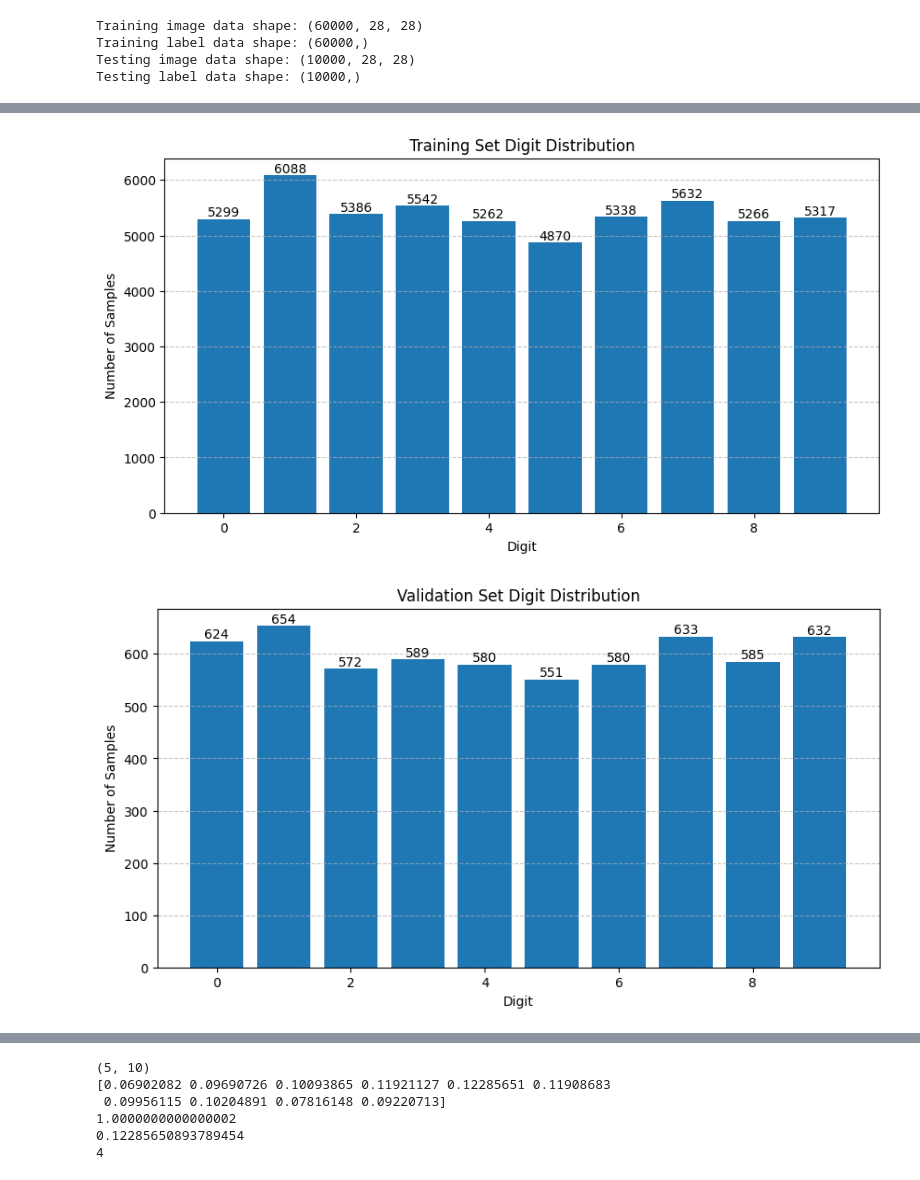
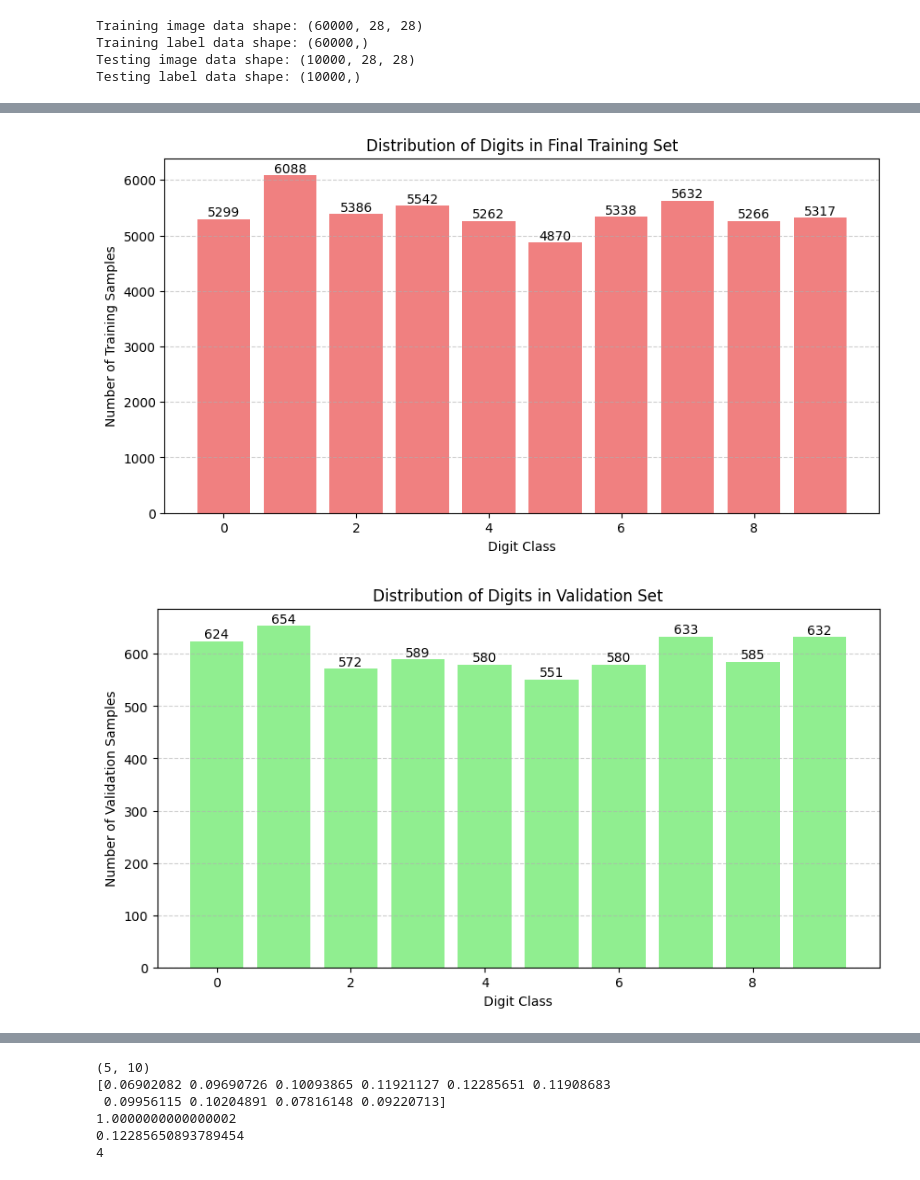
Before and after one commit to devanshRaana/PS-, a Jupyter notebook: PS2.ipynb, the cells around one changed output, grey strips where cells are left out. Cells and saved outputs as stored; diff of their text form; code cells hidden in the pictures.

```diff
--- a/PS2.ipynb
+++ b/PS2.ipynb
@@ -132,7 +106,0 @@ Uniques labels:
-# %%
-unique ,counts = np.unique(y_train, return_counts=True)
-
-for digit, count in zip(unique, counts):
-    print(f"Digit {digit}: {count}")
-print("\n")
-print(X_train[indx], y_train[indx])
@@ -283,0 +209,7 @@ Test Set:
+# %%
+encoded_training_labels = one_hot_encode(training_labels)
+encoded_testing_labels = one_hot_encode(testing_labels)
+
+print(f"Original label for sample index {sample_index}: {training_labels[sample_index]}")
+print(f"One-hot encoded label for sample index {sample_index}: {encoded_training_labels[sample_index]}")
+print(f"Shape of encoded training labels: {encoded_training_labels.shape}")
@@ -284,40 +258,40 @@ Test Set:
 # %%
-#testing block
-train_labels = np.argmax(y_train_final, axis=1)
+decoded_training_labels = np.argmax(final_training_labels, axis=1)
 
-unique, counts = np.unique(train_labels, return_counts=True)
+distinct_train_digits, train_counts = np.unique(decoded_training_labels, return_counts=True)
 
-plt.figure(figsize=(10,5))
-plt.bar(unique, counts)
+plt.figure(figsize=(10, 5))
+plt.bar(distinct_train_digits, train_counts, color='lightcoral')
 
-plt.title("Training Set Digit Distribution")
-plt.xlabel("Digit")
-plt.ylabel("Number of Samples")
+plt.title("Distribution of Digits in Final Training Set")
+plt.xlabel("Digit Class")
+plt.ylabel("Number of Training Samples")
 
-for i, count in zip(unique, counts):
-    plt.text(i, count, str(count),
+for digit, count in zip(distinct_train_digits, train_counts):
+    plt.text(digit, count, str(count),
              ha='center', va='bottom')
 
-plt.grid(axis='y', linestyle='--', alpha=0.7)
+plt.grid(axis='y', linestyle='--', alpha=0.6)
 plt.show()
-val_labels = np.argmax(y_val, axis=1)
 
-unique, counts = np.unique(val_labels, return_counts=True)
+decoded_validation_labels = np.argmax(validation_labels, axis=1)
 
-plt.figure(figsize=(10,5))
-plt.bar(unique, counts)
+distinct_val_digits, val_counts = np.unique(decoded_validation_labels, return_counts=True)
 
-plt.title("Validation Set Digit Distribution")
-plt.xlabel("Digit")
-plt.ylabel("Number of Samples")
+plt.figure(figsize=(10, 5))
+plt.bar(distinct_val_digits, val_counts, color='lightgreen')
 
-for i, count in zip(unique, counts):
-    plt.text(i, count, str(count),
+plt.title("Distribution of Digits in Validation Set")
+plt.xlabel("Digit Class")
+plt.ylabel("Number of Validation Samples")
+
+for digit, count in zip(distinct_val_digits, val_counts):
+    plt.text(digit, count, str(count),
              ha='center', va='bottom')
 
-plt.grid(axis='y', linestyle='--', alpha=0.7)
+plt.grid(axis='y', linestyle='--', alpha=0.6)
 plt.show()
 # %% [output]
-[figure, old version]
+[figure, new version]
-[figure, old version]
+[figure, new version]
 # %%
```
Also changed, not shown: parts of 20 cells of this notebook.
